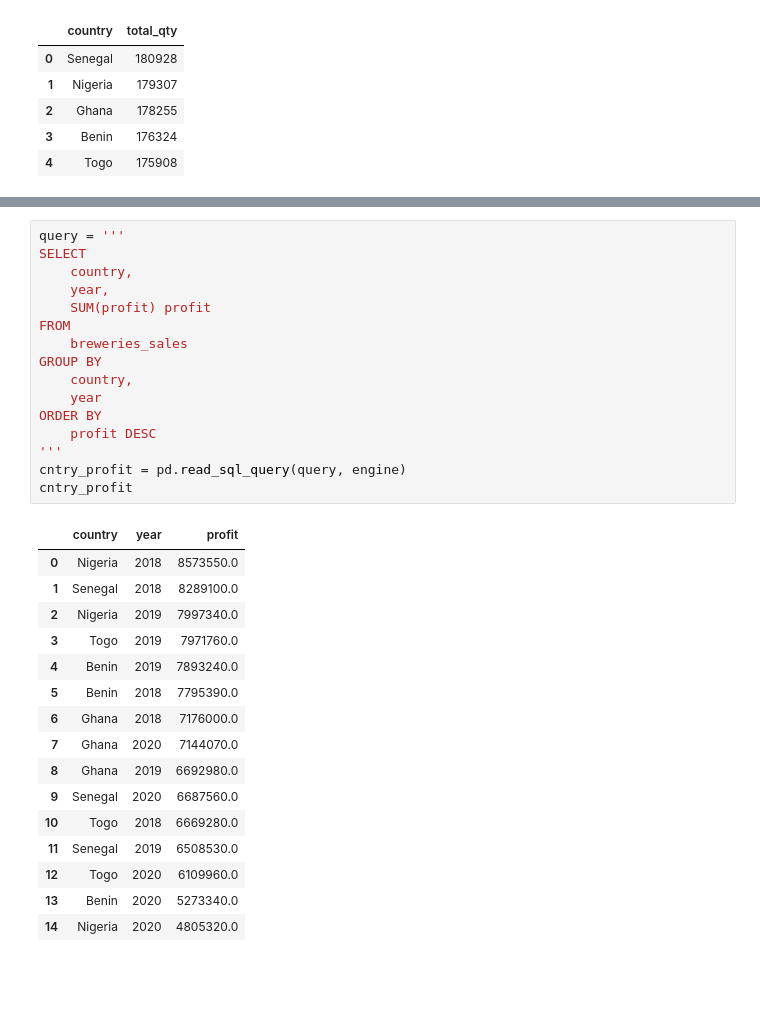
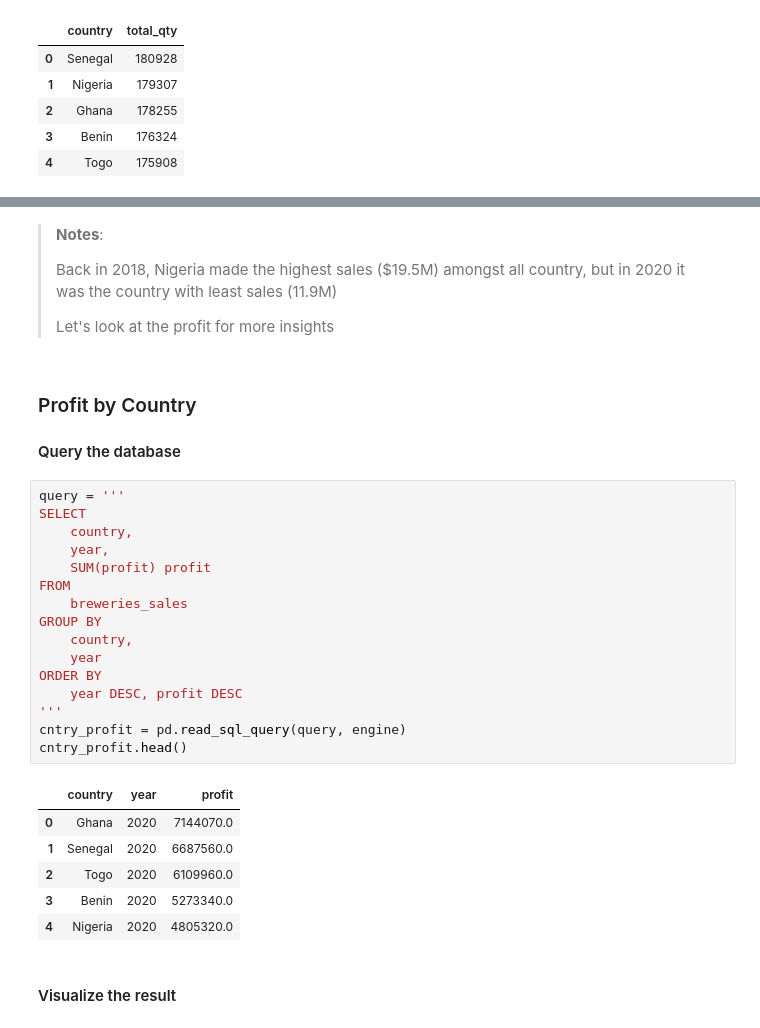
Before and after one commit to TelRich/International-Breweries-Analysis-with-SQL-and-Python, a Jupyter notebook: brew.ipynb, the cells around one changed output, grey strips where cells are left out. Drawn from its saved outputs; the diff is of its cells as text; blank space fills up the shorter version.

```diff
--- a/brew.ipynb
+++ b/brew.ipynb
@@ -541,37 +677,39 @@ fig.update_layout(legend = dict(
                     ))
 # %% [output]
 [interactive output not drawn]
+# %% [markdown]
+>**Notes**:
+>
+> Back in 2018, Nigeria made the highest sales ($19.5M) amongst all country, but in 2020 it was the country with least sales (11.9M)
+>
+> Let's look at the profit for more insights
+# %% [markdown]
+### Profit by Country
+
+#### Query the database
 # %%
 query = '''
 SELECT
     country,
     year,
     SUM(profit) profit
 FROM
     breweries_sales
 GROUP BY
     country,
     year
 ORDER BY
-    profit DESC
+    year DESC, profit DESC
 '''
 cntry_profit = pd.read_sql_query(query, engine)
-cntry_profit
+cntry_profit.head()
 # %% [output]
 |  | country | year | profit |
-| 0 | Nigeria | 2018 | 8573550.0 |
-| 1 | Senegal | 2018 | 8289100.0 |
-| 2 | Nigeria | 2019 | 7997340.0 |
-| 3 | Togo | 2019 | 7971760.0 |
-| 4 | Benin | 2019 | 7893240.0 |
-| 5 | Benin | 2018 | 7795390.0 |
-| 6 | Ghana | 2018 | 7176000.0 |
-| 7 | Ghana | 2020 | 7144070.0 |
-| 8 | Ghana | 2019 | 6692980.0 |
-| 9 | Senegal | 2020 | 6687560.0 |
-| 10 | Togo | 2018 | 6669280.0 |
-| 11 | Senegal | 2019 | 6508530.0 |
-| 12 | Togo | 2020 | 6109960.0 |
-| 13 | Benin | 2020 | 5273340.0 |
-| 14 | Nigeria | 2020 | 4805320.0 |
+| 0 | Ghana | 2020 | 7144070.0 |
+| 1 | Senegal | 2020 | 6687560.0 |
+| 2 | Togo | 2020 | 6109960.0 |
+| 3 | Benin | 2020 | 5273340.0 |
+| 4 | Nigeria | 2020 | 4805320.0 |
+# %% [markdown]
+#### Visualize the result
 # %%
```
Also changed, not shown: parts of 60 cells of this notebook, 1 other file.
